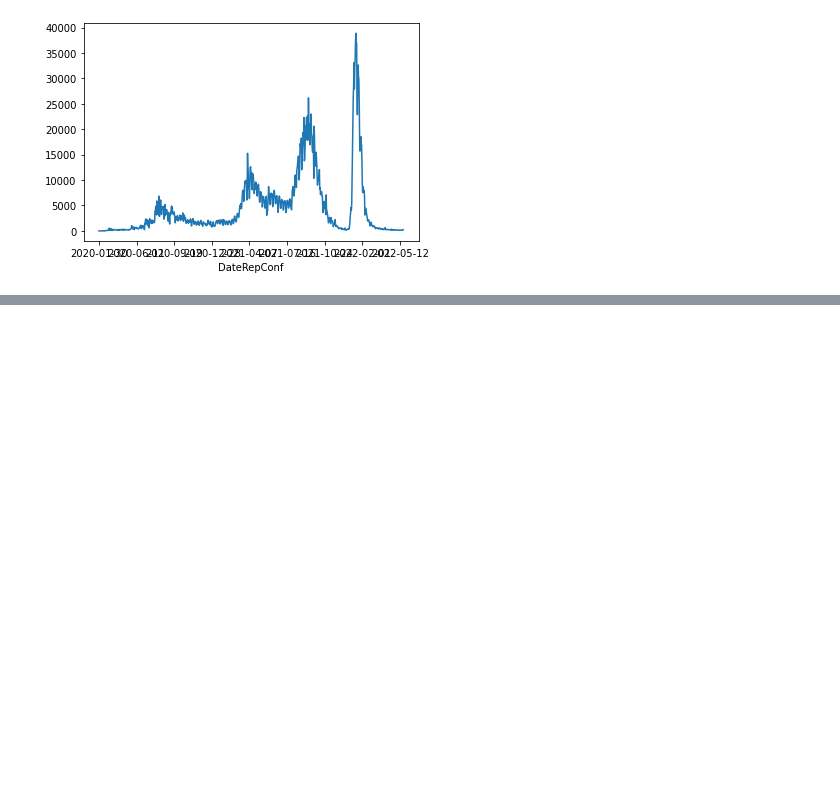
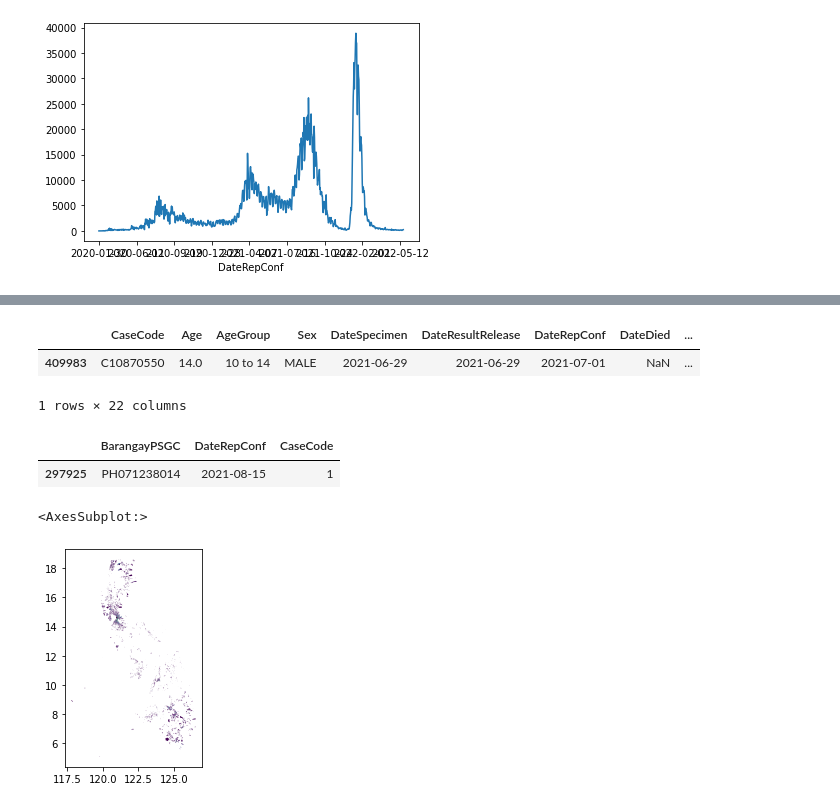
Before and after one commit to tropicalmentat/covid-bgy-geoprocess, a Jupyter notebook: geoprocess.ipynb, the cells around one changed output, grey strips where cells are left out. Saved outputs shown, nothing was run; the diff lists cells and outputs as text; code cells hidden in the pictures; blank space fills up the shorter version.

Commit message:
Sample subset to Aug15 and checked plot

```diff
--- a/geoprocess.ipynb
+++ b/geoprocess.ipynb
@@ -35,0 +36,22 @@ delta_subset.groupby('DateRepConf').CaseCode.count().plot()
+# %%
+delta_subset.head(1)
+# %% [output]
+|  | CaseCode | Age | AgeGroup | Sex | DateSpecimen | DateResultRelease | DateRepConf | DateDied | ... |
+| 409983 | C10870550 | 14.0 | 10 to 14 | MALE | 2021-06-29 | 2021-06-29 | 2021-07-01 | NaN | ... |
+1 rows × 22 columns
+# %%
+base = delta_subset.groupby(['BarangayPSGC','DateRepConf']).CaseCode.count().reset_index().sort_values('CaseCode')
+# %%
+aug15 = base.loc[base.DateRepConf == pd.to_datetime('2021-08-15')]
+# %%
+aug15.head(1)
+# %% [output]
+|  | BarangayPSGC | DateRepConf | CaseCode |
+| 297925 | PH071238014 | 2021-08-15 | 1 |
+# %%
+sample = df_bnd.merge(aug15, left_on='Bgy_Code', right_on='BarangayPSGC')
+# %%
+sample.plot(column='CaseCode')
+# %% [output]
+<AxesSubplot:>
+[figure, added]
```
Also changed, not shown: parts of 2 cells of this notebook.
